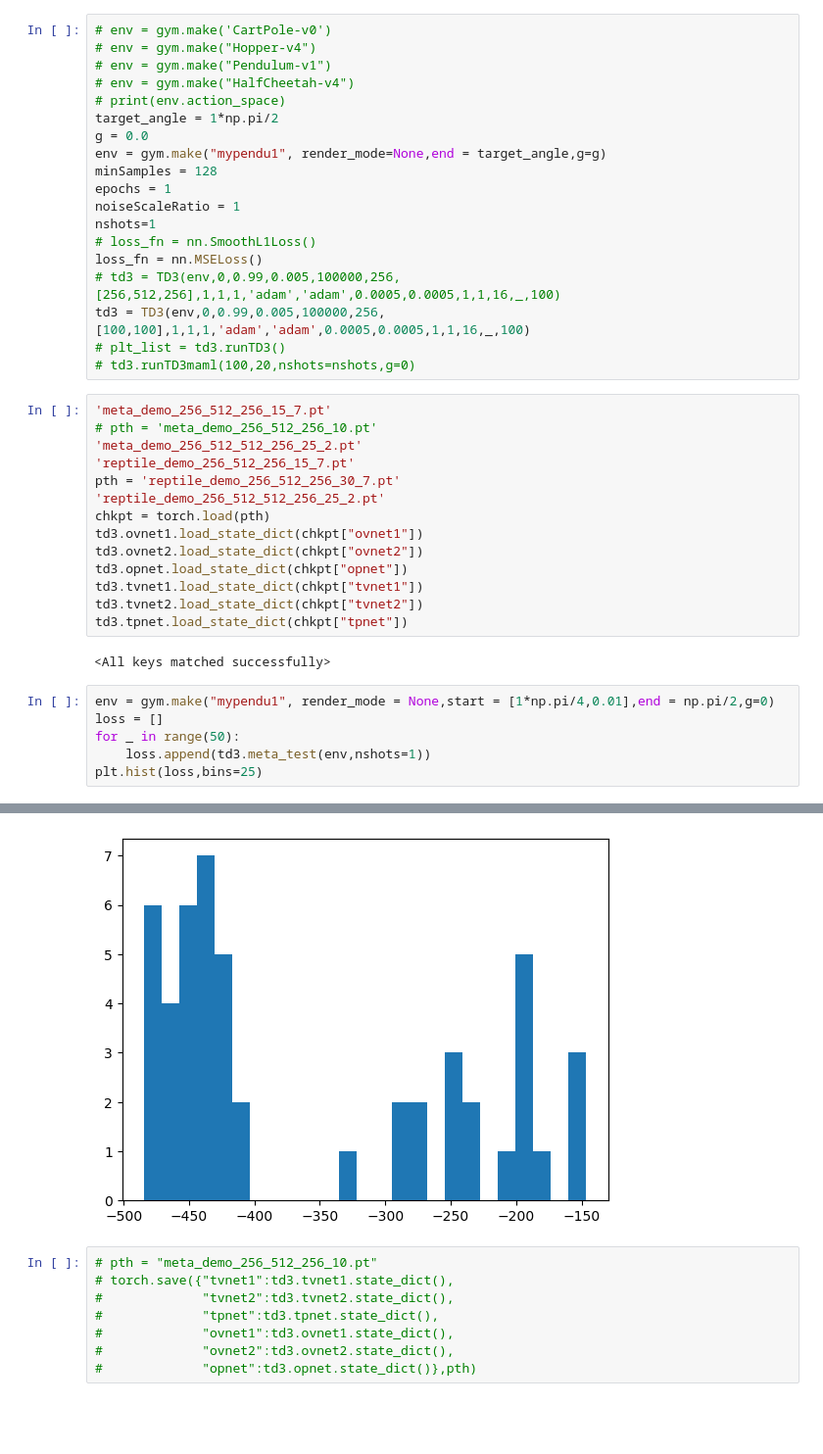
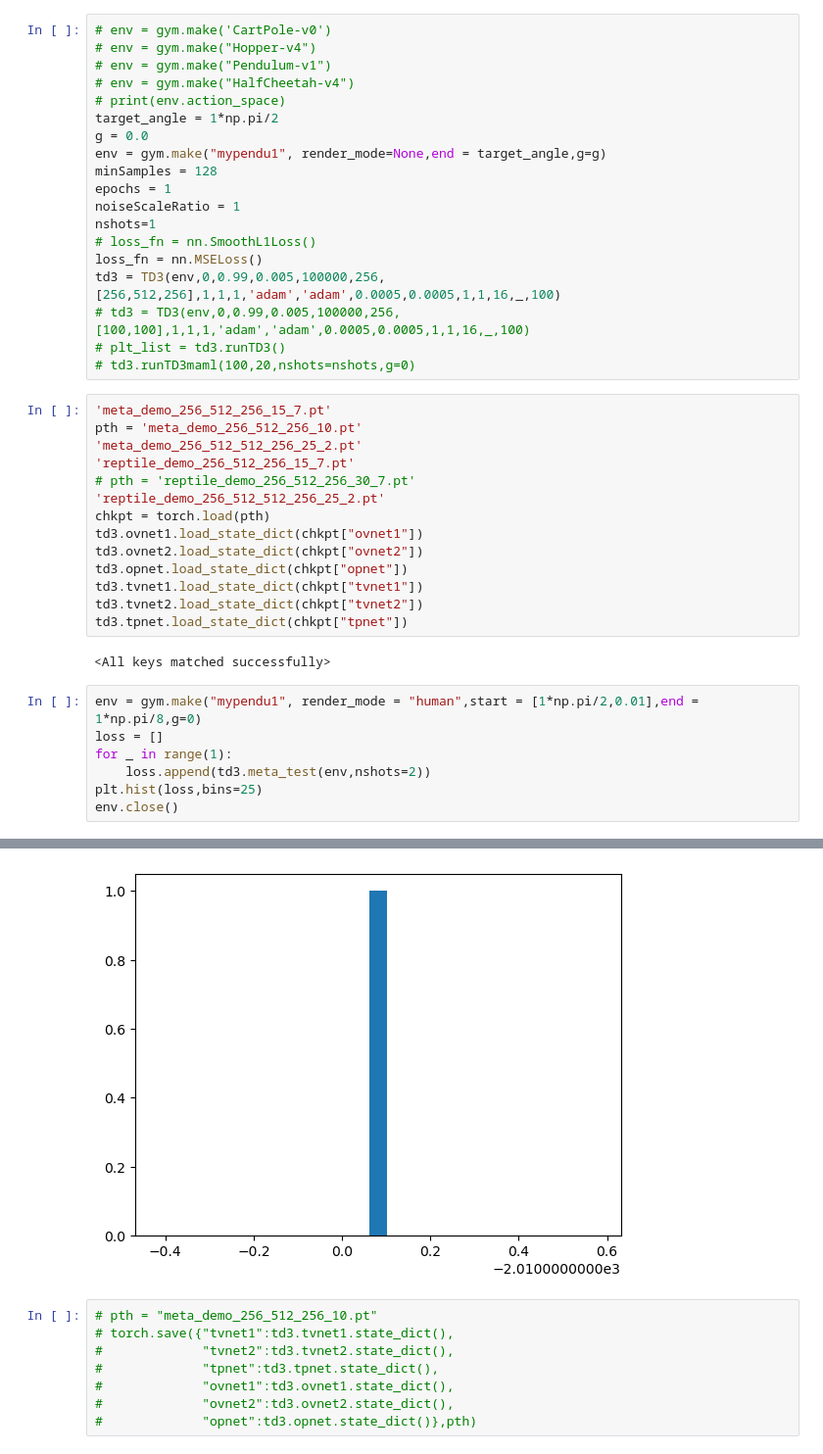
Before and after one commit to Sanjeet2601/MAML-RL-Project, a Jupyter notebook: meta_demo.ipynb, the cells around one changed output, grey strips where cells are left out. Shown at 98% size. Drawn from its saved outputs; the diff is of its cells as text; blank space fills up the shorter version.

```diff
--- a/meta_demo.ipynb
+++ b/meta_demo.ipynb
@@ -1577,16 +1577,16 @@ noiseScaleRatio = 1
 nshots=1
 # loss_fn = nn.SmoothL1Loss()
 loss_fn = nn.MSELoss()
-# td3 = TD3(env,0,0.99,0.005,100000,256,[256,512,256],1,1,1,'adam','adam',0.0005,0.0005,1,1,16,_,100)
-td3 = TD3(env,0,0.99,0.005,100000,256,[100,100],1,1,1,'adam','adam',0.0005,0.0005,1,1,16,_,100)
+td3 = TD3(env,0,0.99,0.005,100000,256,[256,512,256],1,1,1,'adam','adam',0.0005,0.0005,1,1,16,_,100)
+# td3 = TD3(env,0,0.99,0.005,100000,256,[100,100],1,1,1,'adam','adam',0.0005,0.0005,1,1,16,_,100)
 # plt_list = td3.runTD3()
 # td3.runTD3maml(100,20,nshots=nshots,g=0)
 # %%
 'meta_demo_256_512_256_15_7.pt'
-# pth = 'meta_demo_256_512_256_10.pt'
+pth = 'meta_demo_256_512_256_10.pt'
 'meta_demo_256_512_512_256_25_2.pt'
 'reptile_demo_256_512_256_15_7.pt'
-pth = 'reptile_demo_256_512_256_30_7.pt'
+# pth = 'reptile_demo_256_512_256_30_7.pt'
 'reptile_demo_256_512_512_256_25_2.pt'
 chkpt = torch.load(pth)
 td3.ovnet1.load_state_dict(chkpt["ovnet1"])
@@ -1598,9 +1598,10 @@ td3.tpnet.load_state_dict(chkpt["tpnet"])
 # %% [output]
 <All keys matched successfully>
 # %%
-env = gym.make("mypendu1", render_mode = None,start = [1*np.pi/4,0.01],end = np.pi/2,g=0)
+env = gym.make("mypendu1", render_mode = "human",start = [1*np.pi/2,0.01],end = 1*np.pi/8,g=0)
 loss = []
-for _ in range(50):
-    loss.append(td3.meta_test(env,nshots=1))
+for _ in range(1):
+    loss.append(td3.meta_test(env,nshots=2))
 plt.hist(loss,bins=25)
+env.close()
 # %% [output]
@@ -1617,4 +1608,4 @@ plt.hist(loss,bins=25)
-[figure, old version]
+[figure, new version]
 # %%
 # pth = "meta_demo_256_512_256_10.pt"
 # torch.save({"tvnet1":td3.tvnet1.state_dict(),
```
Also changed, not shown: parts of 1 cell of this notebook, 11 other files.
